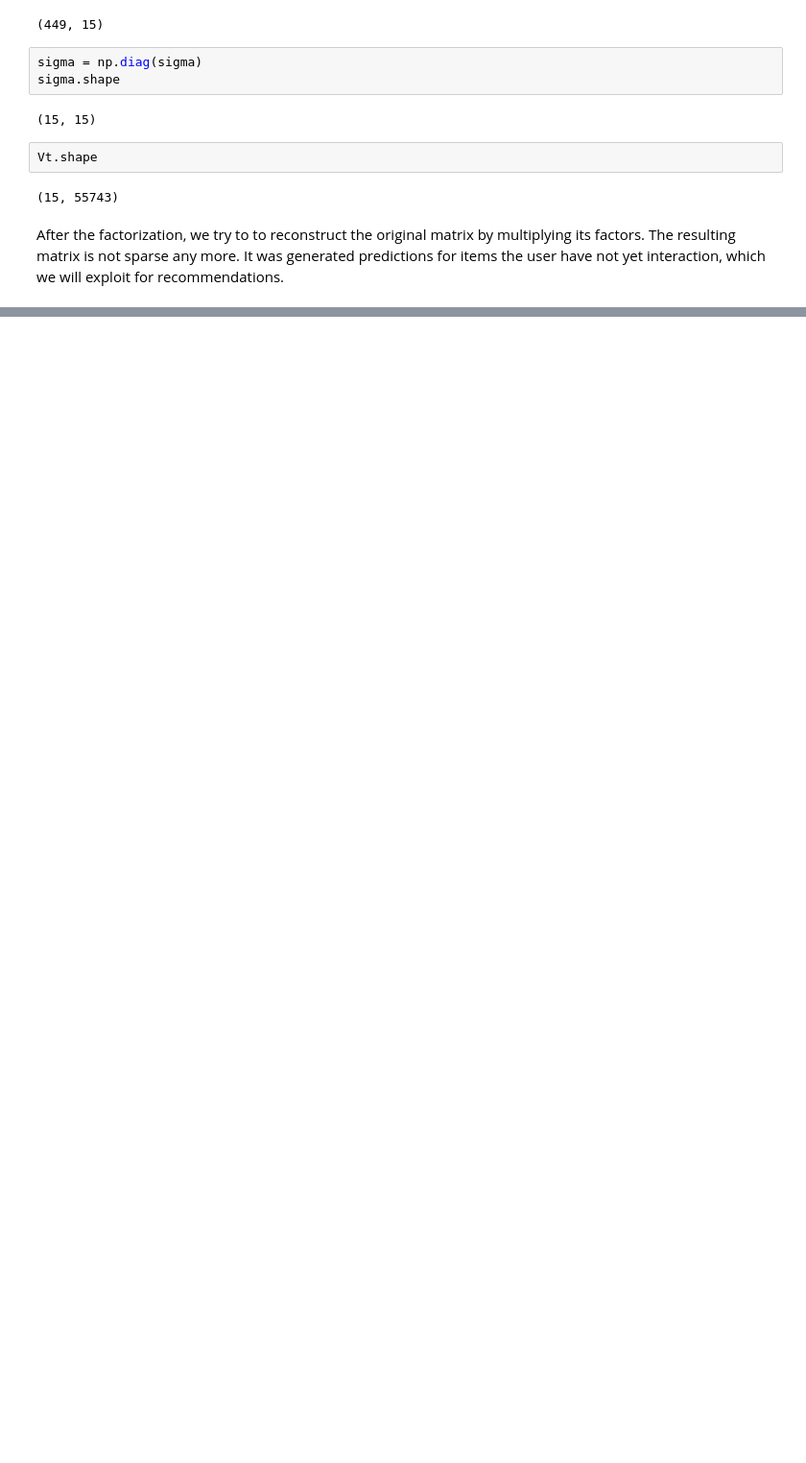
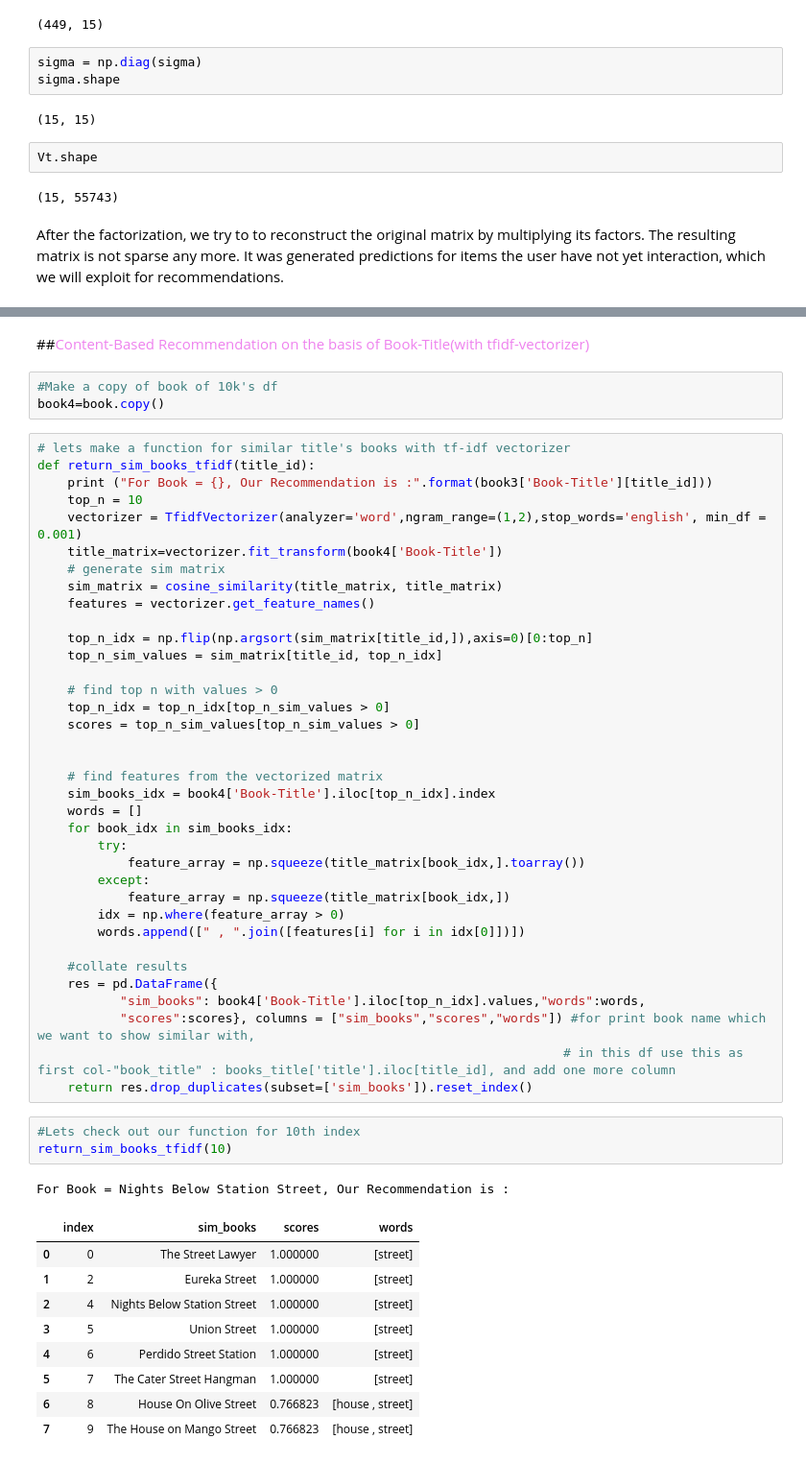
Before and after one commit to Gulzar-khan/Book-Recommendation-System, a Jupyter notebook: Individual_Book_Recommendation_System.ipynb, the cells around one changed output, grey strips where cells are left out. Shown at 96% size. Cells and saved outputs as stored; diff of their text form; blank space fills up the shorter version.

```diff
--- a/Individual_Book_Recommendation_System.ipynb
+++ b/Individual_Book_Recommendation_System.ipynb
@@ -2019,0 +2460,55 @@ Lovely Bone** and **The Secret Life of Bees** were very well perceived.<br>
+# %% [markdown]
+##<font color='violet'>Content-Based Recommendation on the basis of Book-Title(with tfidf-vectorizer)
+# %%
+#Make a copy of book of 10k's df
+book4=book.copy()
+# %%
+# lets make a function for similar title's books with tf-idf vectorizer
+def return_sim_books_tfidf(title_id):
+    print ("For Book = {}, Our Recommendation is :".format(book3['Book-Title'][title_id]))
+    top_n = 10
+    vectorizer = TfidfVectorizer(analyzer='word',ngram_range=(1,2),stop_words='english', min_df = 0.001)
+    title_matrix=vectorizer.fit_transform(book4['Book-Title'])
+    # generate sim matrix
+    sim_matrix = cosine_similarity(title_matrix, title_matrix)
+    features = vectorizer.get_feature_names()
+
+    top_n_idx = np.flip(np.argsort(sim_matrix[title_id,]),axis=0)[0:top_n]
+    top_n_sim_values = sim_matrix[title_id, top_n_idx]
+
+    # find top n with values > 0
+    top_n_idx = top_n_idx[top_n_sim_values > 0]
+    scores = top_n_sim_values[top_n_sim_values > 0]
+
+
+    # find features from the vectorized matrix
+    sim_books_idx = book4['Book-Title'].iloc[top_n_idx].index
+    words = []
+    for book_idx in sim_books_idx:
+        try:
+            feature_array = np.squeeze(title_matrix[book_idx,].toarray())
+        except:
+            feature_array = np.squeeze(title_matrix[book_idx,])
+        idx = np.where(feature_array > 0)
+        words.append([" , ".join([features[i] for i in idx[0]])])
+
+    #collate results
+    res = pd.DataFrame({
+           "sim_books": book4['Book-Title'].iloc[top_n_idx].values,"words":words,
+           "scores":scores}, columns = ["sim_books","scores","words"]) #for print book name which we want to show similar with,
+                                                                      # in this df use this as first col-"book_title" : books_title['title'].iloc[title_id], and add one more column
+    return res.drop_duplicates(subset=['sim_books']).reset_index()
+# %%
+#Lets check out our function for 10th index
+return_sim_books_tfidf(10)
+# %% [output]
+For Book = Nights Below Station Street, Our Recommendation is :
+|  | index | sim_books | scores | words |
+| 0 | 0 | The Street Lawyer | 1.000000 | [street] |
+| 1 | 2 | Eureka Street | 1.000000 | [street] |
+| 2 | 4 | Nights Below Station Street | 1.000000 | [street] |
+| 3 | 5 | Union Street | 1.000000 | [street] |
+| 4 | 6 | Perdido Street Station | 1.000000 | [street] |
+| 5 | 7 | The Cater Street Hangman | 1.000000 | [street] |
+| 6 | 8 | House On Olive Street | 0.766823 | [house , street] |
+| 7 | 9 | The House on Mango Street | 0.766823 | [house , street] |
```
Also changed, not shown: parts of 128 cells of this notebook.
